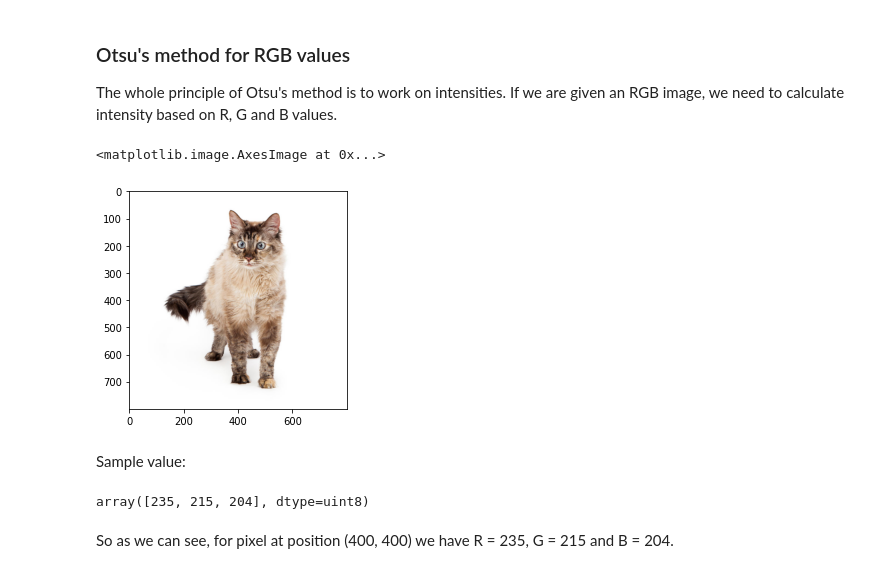
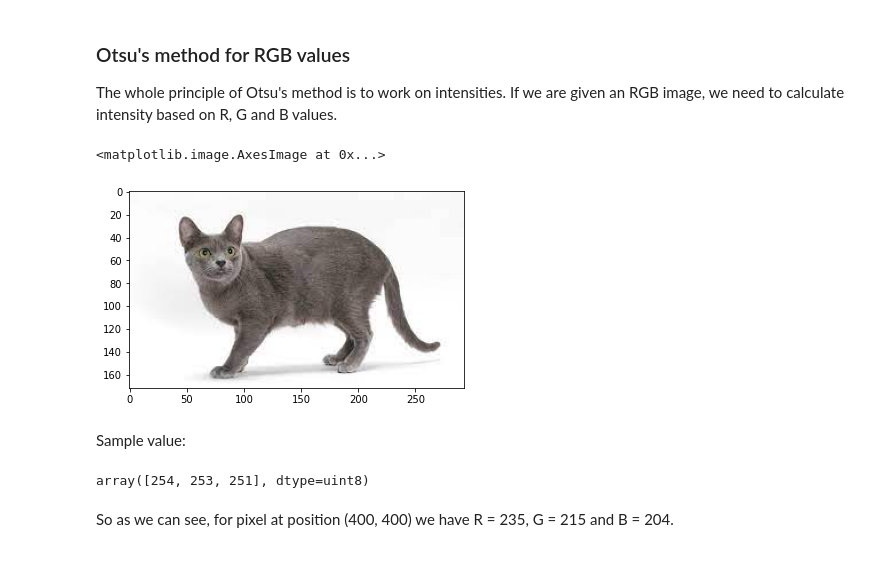
Before and after one commit to OlaPietka/Thresholding-Segmentation-from-scratch, a Jupyter notebook: Segmentation.ipynb, the cells around one changed output. Drawn from its saved outputs; the diff is of its cells as text; code cells hidden in the pictures.

```diff
--- a/Segmentation.ipynb
+++ b/Segmentation.ipynb
@@ -127,17 +127,17 @@ plt.imshow(tresholded_img, cmap='gray')
 ### Otsu's method for RGB values
 The whole principle of Otsu's method is to work on intensities. If we are given an RGB image, we need to calculate intensity based on R, G and B values.
 # %%
-RGB_img = plt.imread('Data/Segmentation/cat.jpg')
+RGB_img = plt.imread('Data/Segmentation/cat2.jpg')
 plt.imshow(RGB_img)
 # %% [output]
 <matplotlib.image.AxesImage at 0x...>
-[figure, old version]
+[figure, new version]
 # %% [markdown]
 Sample value:
-# %%
-RGB_img[400][400]
-# %% [output]
-array([235, 215, 204], dtype=uint8)
+# %%
+RGB_img[150][80]
+# %% [output]
+array([254, 253, 251], dtype=uint8)
 # %% [markdown]
 So as we can see, for pixel at position (400, 400) we have R = 235, G = 215 and B = 204.
 # %% [markdown]
```
Also changed, not shown: parts of 4 cells of this notebook.
